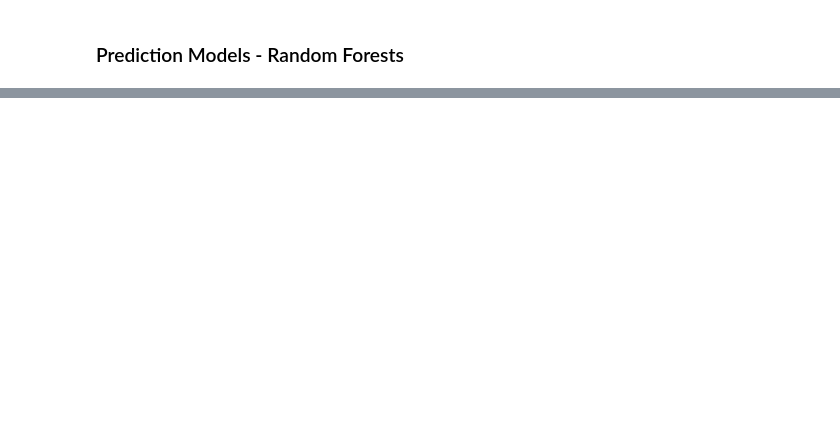
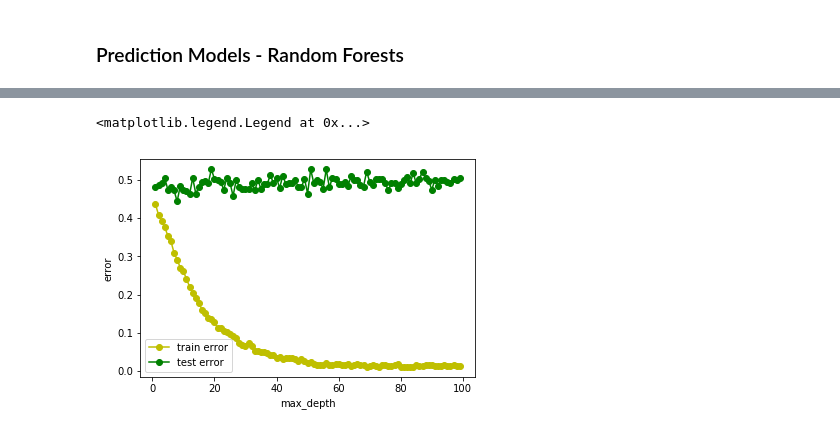
Before and after one commit to bg453cornell/ORIE-4740-NLP-ML, a Jupyter notebook: ORIE 4740 Code Simplified.ipynb, the cells around one changed output, grey strips where cells are left out. Cells and saved outputs as stored; diff of their text form; code cells hidden in the pictures; blank space fills up the shorter version.

```diff
--- a/ORIE 4740 Code Simplified.ipynb
+++ b/ORIE 4740 Code Simplified.ipynb
@@ -692,0 +615,12 @@ Test Error:     0.441717791411
+# %%
+train_error =[RandomForest(train_term_document_matrix_tfidf, DJIA_train, test_term_document_matrix_tfidf, DJIA_test, md)[0] for md in range(1, 100)]
+test_error = [RandomForest(train_term_document_matrix_tfidf, DJIA_train, test_term_document_matrix_tfidf, DJIA_test, md)[1] for md in range(1, 100)]
+md_order = range(1,100)
+plt.plot(md_order, train_error, '-yo', label = 'train error')
+plt.plot(md_order, test_error, '-go', label = 'test error')
+plt.ylabel('error')
+plt.xlabel('max_depth')
+plt.legend(loc = 'lower left')
+# %% [output]
+<matplotlib.legend.Legend at 0x...>
+[figure, added]
```
Also changed, not shown: parts of 86 cells of this notebook, 1 other file.
